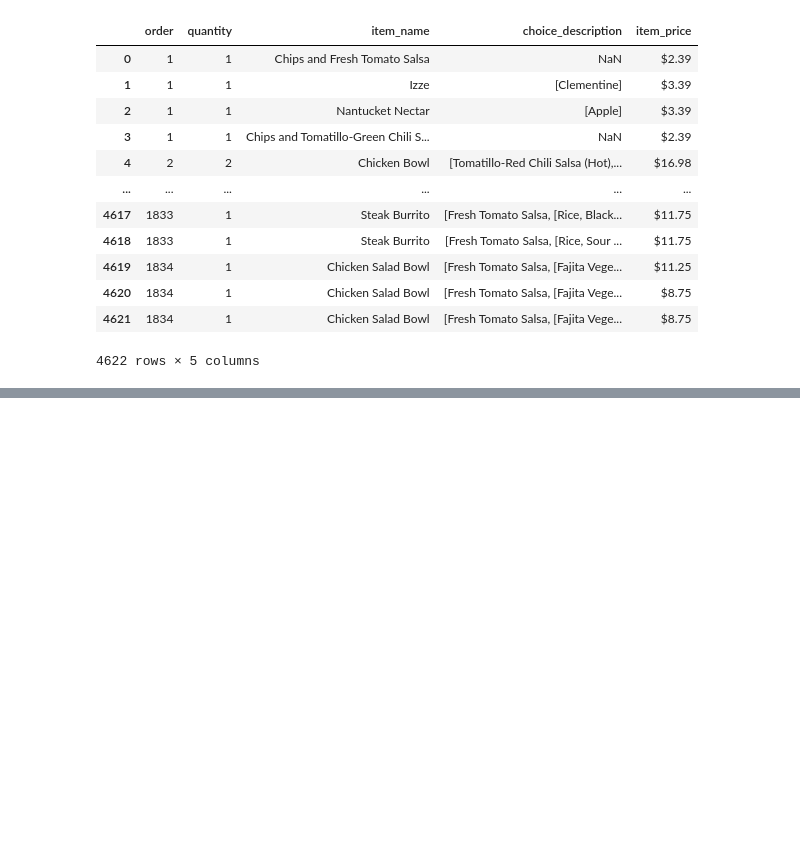
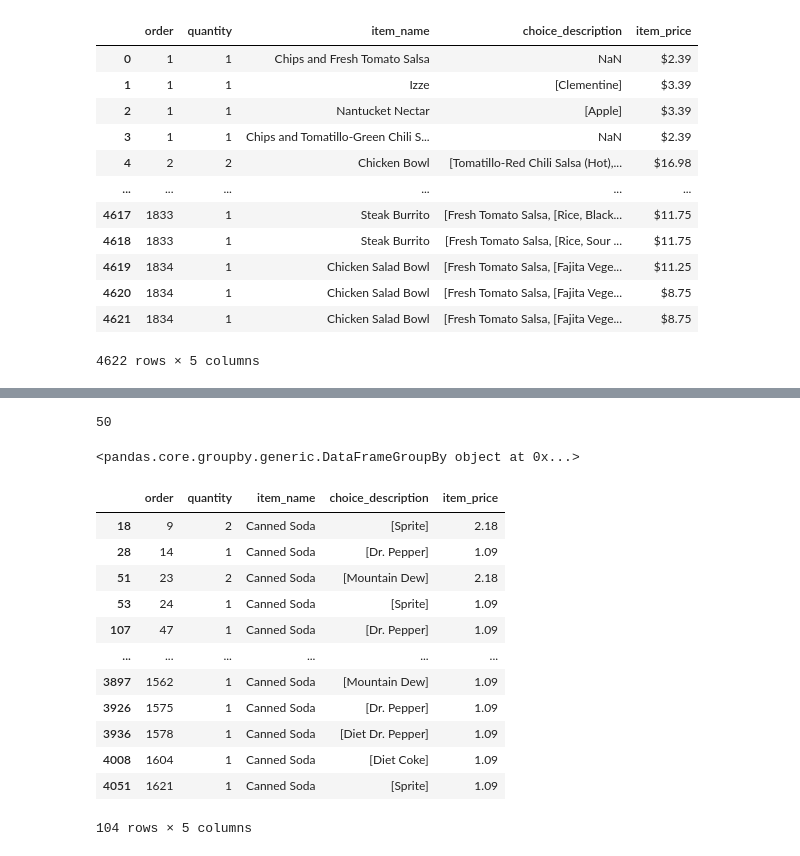
Before and after one commit to shakti-mankar/Python-Libraries, a Jupyter notebook: Pandas/Dataframes.ipynb, the cells around one changed output, grey strips where cells are left out. Cells and saved outputs as stored; diff of their text form; code cells hidden in the pictures; blank space fills up the shorter version.

Commit message:
pandas methods

```diff
--- a/Pandas/Dataframes.ipynb
+++ b/Pandas/Dataframes.ipynb
@@ -399,0 +400,10 @@ df
+# %%
+def item_incre(x):
+    if x>10:
+        x+=1
+
+    else:
+        x+=3
+    return x
+# %%
+df['new_price'] = df['item_price'].apply(item_incre)
@@ -399,0 +435,26 @@ df
+# %%
+df['item_name'].nunique()
+# %% [output]
+50
+# %%
+z = df.groupby('item_name')
+# %% [output]
+<pandas.core.groupby.generic.DataFrameGroupBy object at 0x...>
+# %%
+y = z.get_group('Canned Soda')
+# %%
+y
+# %% [output]
+|  | order | quantity | item_name | choice_description | item_price |
+| 18 | 9 | 2 | Canned Soda | [Sprite] | 2.18 |
+| 28 | 14 | 1 | Canned Soda | [Dr. Pepper] | 1.09 |
+| 51 | 23 | 2 | Canned Soda | [Mountain Dew] | 2.18 |
+| 53 | 24 | 1 | Canned Soda | [Sprite] | 1.09 |
+| 107 | 47 | 1 | Canned Soda | [Dr. Pepper] | 1.09 |
+| ... | ... | ... | ... | ... | ... |
+| 3897 | 1562 | 1 | Canned Soda | [Mountain Dew] | 1.09 |
+| 3926 | 1575 | 1 | Canned Soda | [Dr. Pepper] | 1.09 |
+| 3936 | 1578 | 1 | Canned Soda | [Diet Dr. Pepper] | 1.09 |
+| 4008 | 1604 | 1 | Canned Soda | [Diet Coke] | 1.09 |
+| 4051 | 1621 | 1 | Canned Soda | [Sprite] | 1.09 |
+104 rows × 5 columns
```
Also changed, not shown: parts of 16 cells of this notebook.
